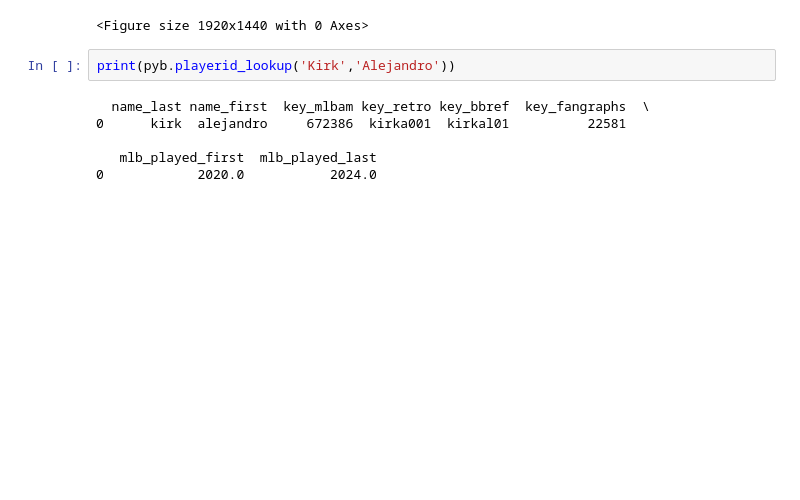
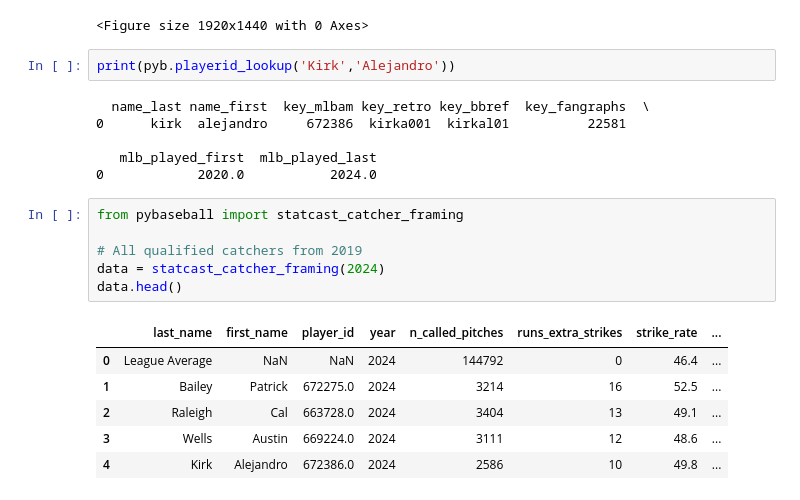
Before and after one commit to jshelty/JLukeSports, a Jupyter notebook: JLukeHitterCardDark.ipynb, the cells around one changed output. Saved outputs shown, nothing was run; the diff lists cells and outputs as text; blank space fills up the shorter version.

```diff
--- a/JLukeHitterCardDark.ipynb
+++ b/JLukeHitterCardDark.ipynb
@@ -1951,3 +1948,16 @@ print(pyb.playerid_lookup('Kirk','Alejandro'))
 
    mlb_played_first  mlb_played_last
 0            2020.0           2024.0
+# %%
+from pybaseball import statcast_catcher_framing
+
+# All qualified catchers from 2019
+data = statcast_catcher_framing(2024)
+data.head()
+# %% [output]
+|  | last_name | first_name | player_id | year | n_called_pitches | runs_extra_strikes | strike_rate | ... |
+| 0 | League Average | NaN | NaN | 2024 | 144792 | 0 | 46.4 | ... |
+| 1 | Bailey | Patrick | 672275.0 | 2024 | 3214 | 16 | 52.5 | ... |
+| 2 | Raleigh | Cal | 663728.0 | 2024 | 3404 | 13 | 49.1 | ... |
+| 3 | Wells | Austin | 669224.0 | 2024 | 3111 | 12 | 48.6 | ... |
+| 4 | Kirk | Alejandro | 672386.0 | 2024 | 2586 | 10 | 49.8 | ... |
```
Also changed, not shown: parts of 4 cells of this notebook, 1 other file.
